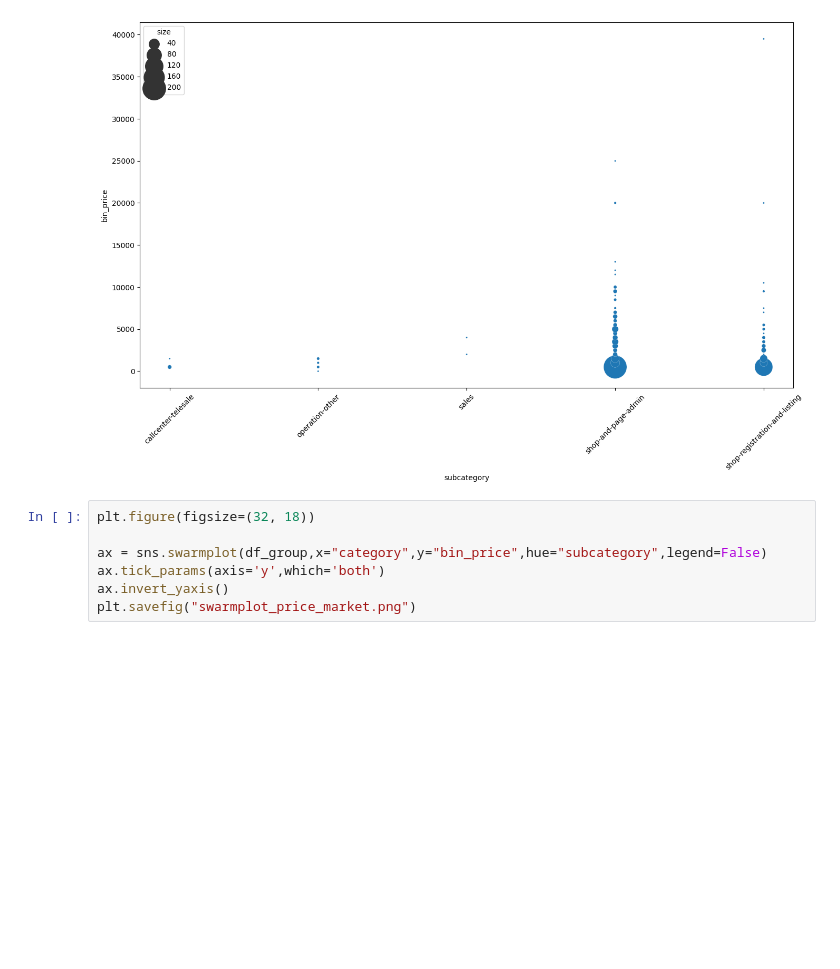
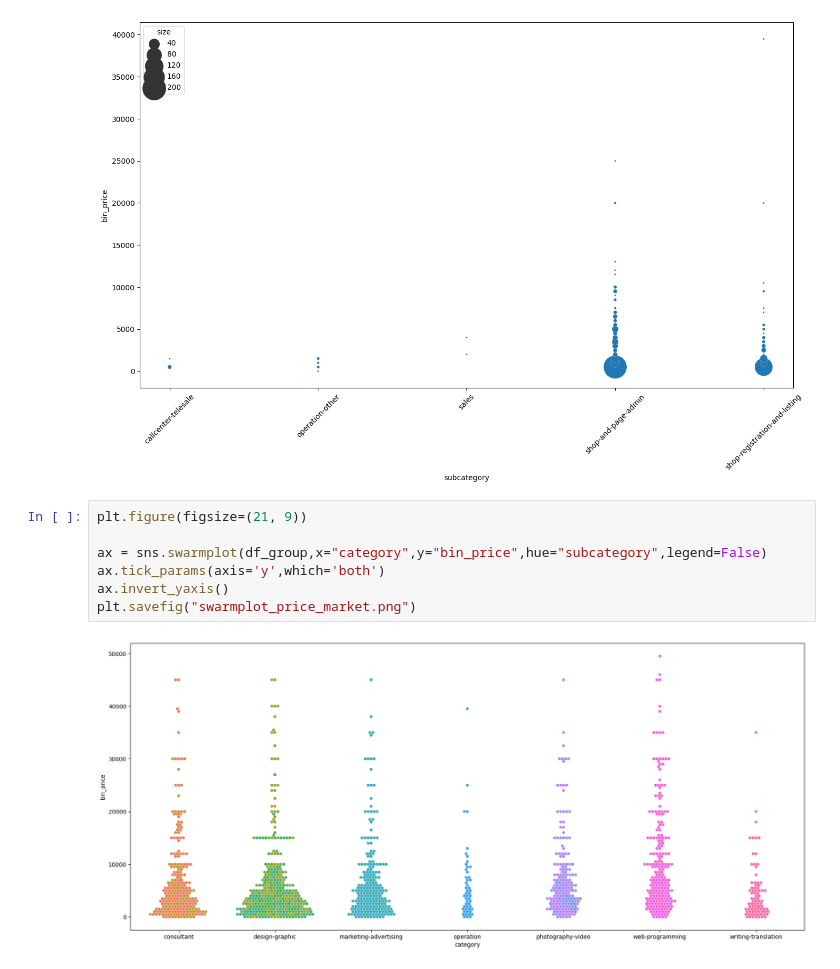
Before and after one commit to PhakphumV/fastwork-commission-table, a Jupyter notebook: 02-pricing-scapper.ipynb, the cells around one changed output. Cells and saved outputs as stored; diff of their text form; blank space fills up the shorter version.

```diff
--- a/02-pricing-scapper.ipynb
+++ b/02-pricing-scapper.ipynb
@@ -186,9 +186,11 @@ plt.savefig("price_market-operation.png")
 # %% [output]
 [figure]
 # %%
-plt.figure(figsize=(32, 18))
+plt.figure(figsize=(21, 9))
 
 ax = sns.swarmplot(df_group,x="category",y="bin_price",hue="subcategory",legend=False)
 ax.tick_params(axis='y',which='both')
 ax.invert_yaxis()
 plt.savefig("swarmplot_price_market.png")
+# %% [output]
+[figure, added]
```
Also changed, not shown: parts of 2 cells of this notebook.
